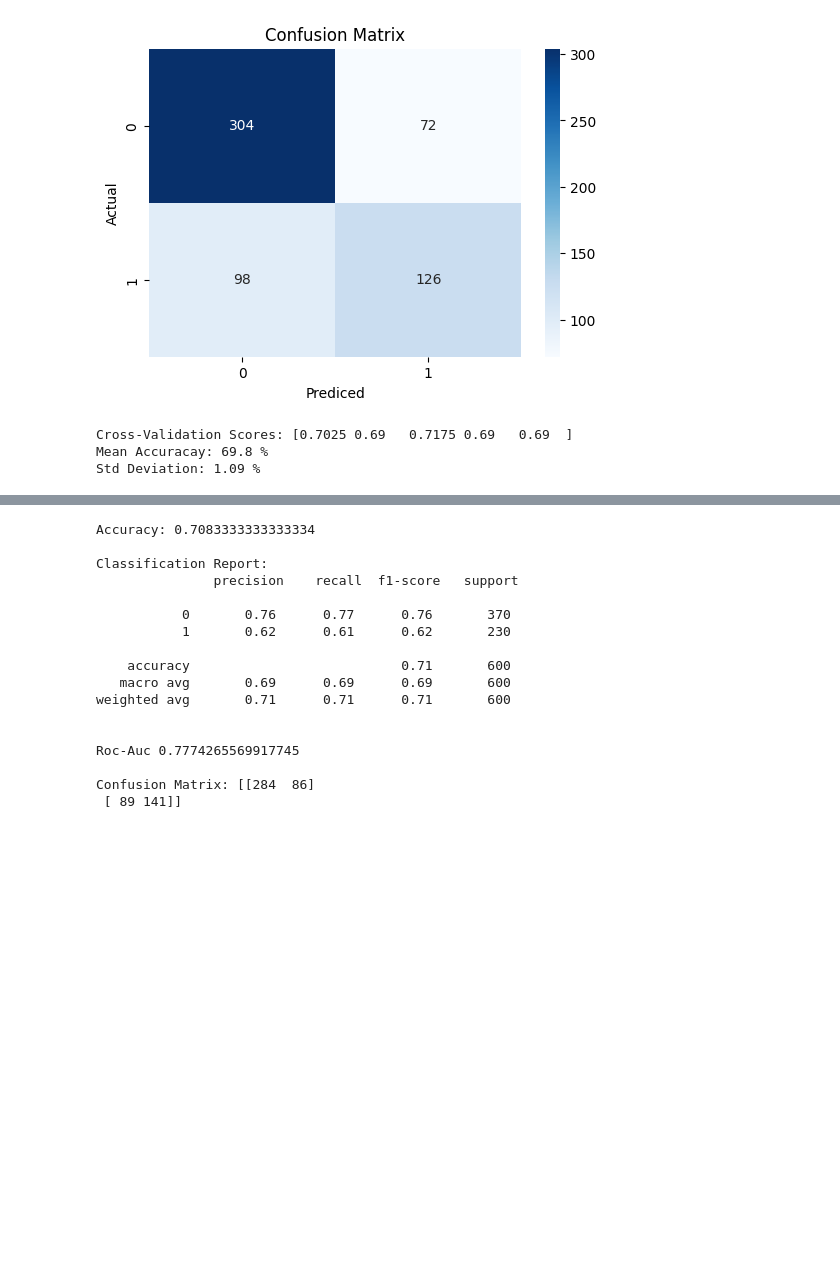
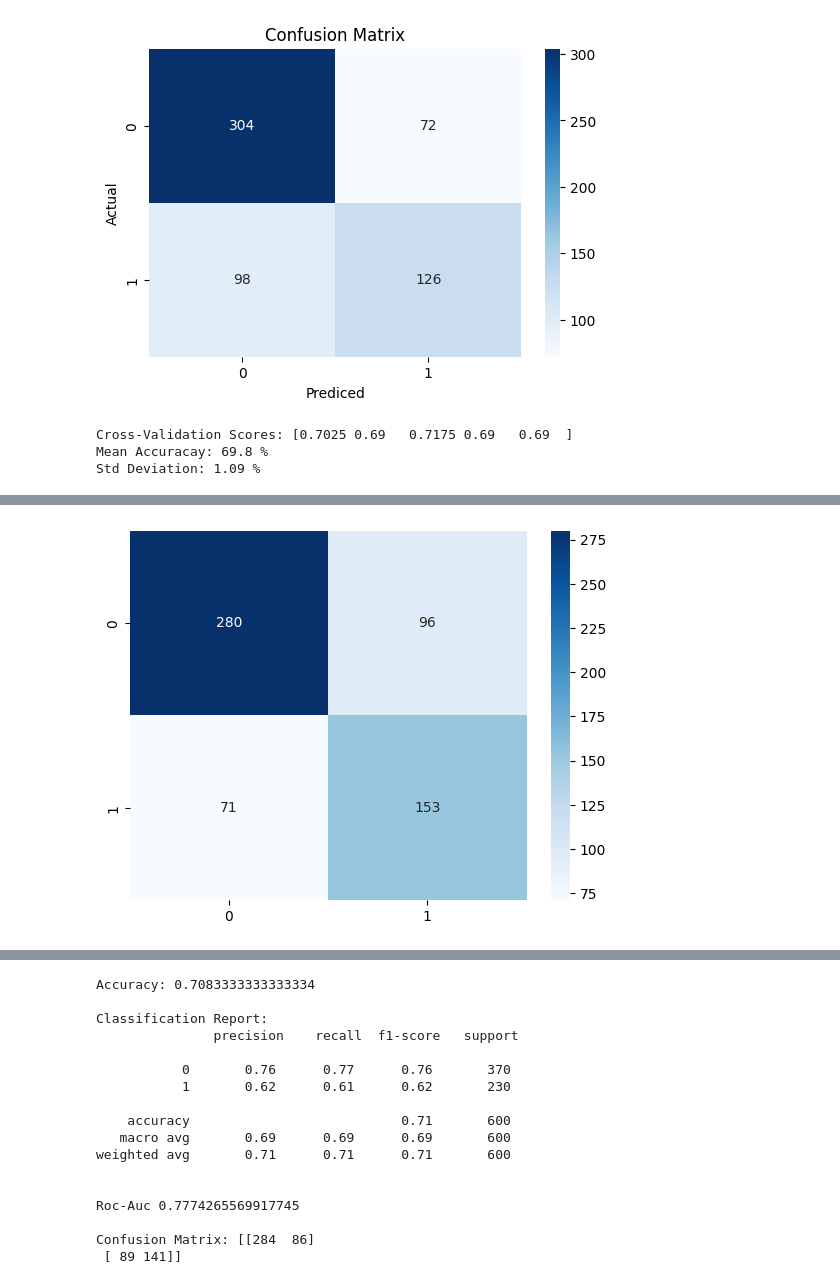
Before and after one commit to neerajguleria1/Python-Learning, a Jupyter notebook: ml_pipeline_full.ipynb, the cells around one changed output, grey strips where cells are left out. Cells and saved outputs as stored; diff of their text form; code cells hidden in the pictures; blank space fills up the shorter version.

```diff
--- a/ml_pipeline_full.ipynb
+++ b/ml_pipeline_full.ipynb
@@ -536,0 +307,88 @@ weighted avg       0.65      0.65      0.65       600
+# %%
+import numpy as np
+import pandas as pd
+
+from sklearn.model_selection import train_test_split
+from sklearn.preprocessing import StandardScaler, OneHotEncoder
+from sklearn.compose import ColumnTransformer
+from sklearn.pipeline import Pipeline
+from sklearn.ensemble import RandomForestClassifier
+
+from imblearn.over_sampling import SMOTE
+from imblearn.pipeline import Pipeline as ImbPipeline
+
+from sklearn.metrics import (
+    accuracy_score, precision_score, recall_score, f1_score,
+    roc_auc_score, classification_report, confusion_matrix
+)
+
+import joblib
+import seaborn as sns
+import matplotlib.pyplot as plt
+
+df = pd.read_csv("driver_drowsiness_detection.csv")
+new_data = pd.DataFrame([{
+    "Eye": 0.30,
+    "BlinkRate": 18,
+    "HeartRate": 80,
+    "Heart_rate": 82,
+    "Fatigue": 4,
+    "Alertness": 0.6,
+    "Speed": 60,
+    "Seatbelt": 1,
+    "Weather": "Sunny",
+    "RoadType": "Highway"
+}])
+
+df['Weather'] = np.random.choice(['Sunny','Rainy','Foggy'], size=len(df))
+df['RoadType'] = np.random.choice(['Highway','City','Village'], size=len(df))
+
+target="Drowsy"
+
+categorical_cols=["Weather","RoadType"]
+numerical_cols=[col for col in df.columns if col not in categorical_cols+[target]]
+
+preprocess=ColumnTransformer(
+    transformers=[
+        ("num",StandardScaler(),numerical_cols),
+        ("cat",OneHotEncoder(drop='first'),categorical_cols)
+    ]
+)
+
+final_pipeline=ImbPipeline(steps=[
+    ('preprocess',preprocess),
+    ('smote',SMOTE(random_state=42)),
+    ('model',RandomForestClassifier(
+        n_estimators=300,
+        max_depth=20,
+        class_weight='balanced',
+        random_state=42
+    ))
+])
+
+X=df.drop(target,axis=1)
+y=df[target]
+X_train,X_test,y_train,y_test=train_test_split(
+    X,y,test_size=0.3,random_state=42
+)
+
+final_pipeline.fit(X_train,y_train)
+y_pred=final_pipeline.predict(X_test)
+y_prob=final_pipeline.predict_proba(X_test)[:,1]
+print("Accurracy",accuracy_score(y_test,y_pred))
+print("Precision",precision_score(y_test,y_pred))
+print("Recall",recall_score(y_test,y_pred))
+print("F1",f1_score(y_test,y_pred))
+print("ROC-AUC",roc_auc_score(y_test,y_pred))
+print("\nReport:\n",classification_report(y_test,y_pred))
+
+cm=confusion_matrix(y_test,y_pred)
+sns.heatmap(cm,annot=True,fmt='d',cmap="Blues")
+plt.show()
+
+joblib.dump(final_pipeline,"driver_drowsiness_pipeline.pkl")
+print("Model saved successfully")
+
+model=joblib.load("driver_drowsiness_pipeline.pkl")
+new_pred=model.predict(new_data)
+# %% [output]
@@ -536,0 +410 @@ weighted avg       0.65      0.65      0.65       600
+[figure, added]
```
Also changed, not shown: parts of 2 cells of this notebook.
